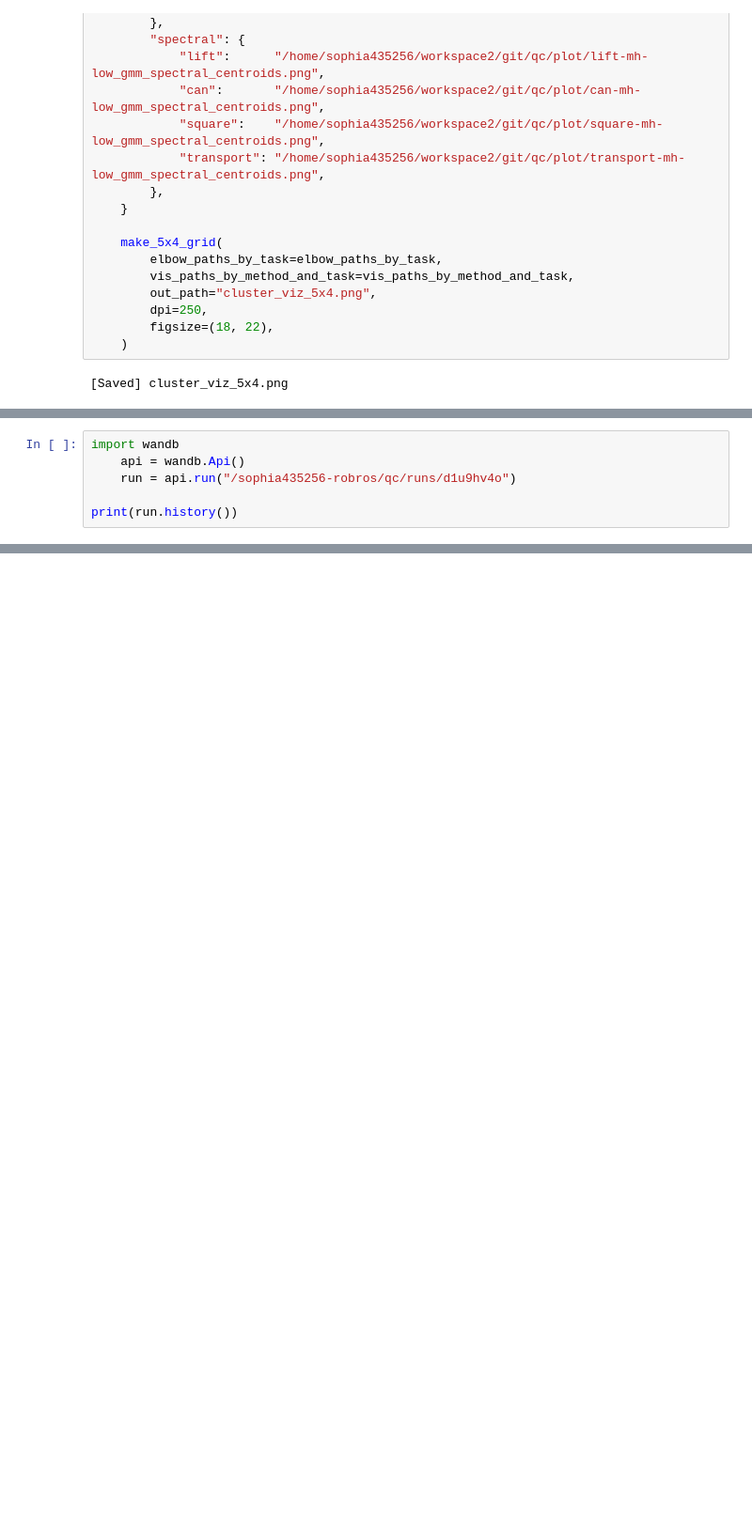
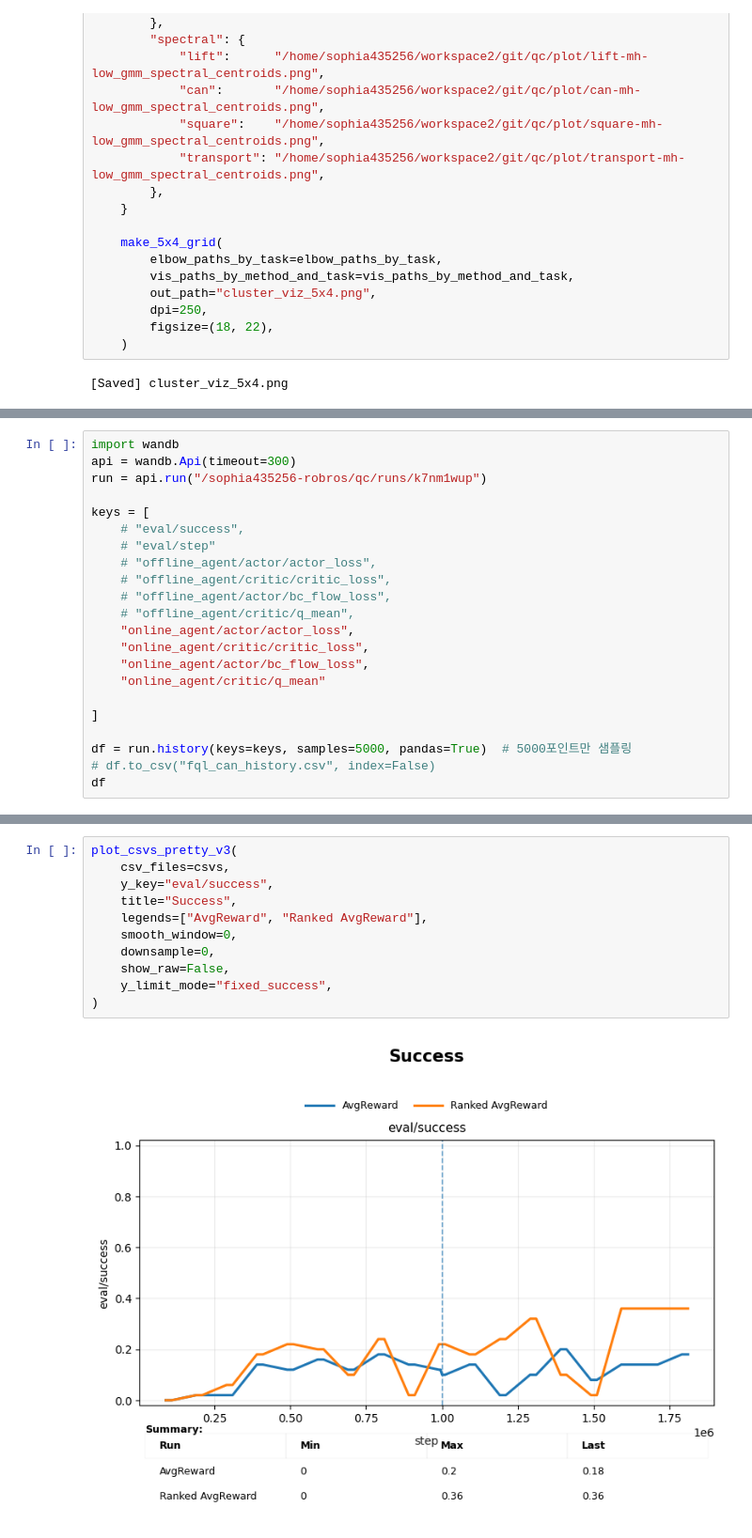
Before and after one commit to Revivekirin/qc-flow-priority-sampling, a Jupyter notebook: test.ipynb, the cells around one changed output, grey strips where cells are left out. Shown at 94% size. Cells and saved outputs as stored; diff of their text form; blank space fills up the shorter version.

```diff
--- a/test.ipynb
+++ b/test.ipynb
@@ -202,6 +117,22 @@ KeyboardInterrupt:
 # %%
 import wandb
-    api = wandb.Api()
-    run = api.run("/sophia435256-robros/qc/runs/d1u9hv4o")
+api = wandb.Api(timeout=300)
+run = api.run("/sophia435256-robros/qc/runs/k7nm1wup")
 
-print(run.history())
+keys = [
+    # "eval/success",
+    # "eval/step"
+    # "offline_agent/actor/actor_loss",
+    # "offline_agent/critic/critic_loss",
+    # "offline_agent/actor/bc_flow_loss",
+    # "offline_agent/critic/q_mean",
+    "online_agent/actor/actor_loss",
+    "online_agent/critic/critic_loss",
+    "online_agent/actor/bc_flow_loss",
+    "online_agent/critic/q_mean"
+
+]
+
+df = run.history(keys=keys, samples=5000, pandas=True)  # 5000포인트만 샘플링
+# df.to_csv("fql_can_history.csv", index=False)
+df
@@ -207,0 +931,13 @@ print(run.history())
+# %%
+plot_csvs_pretty_v3(
+    csv_files=csvs,
+    y_key="eval/success",
+    title="Success",
+    legends=["AvgReward", "Ranked AvgReward"],
+    smooth_window=0,
+    downsample=0,
+    show_raw=False,
+    y_limit_mode="fixed_success",
+)
+# %% [output]
+[figure, added]
```
Also changed, not shown: parts of 11 cells of this notebook, 5 other files.
